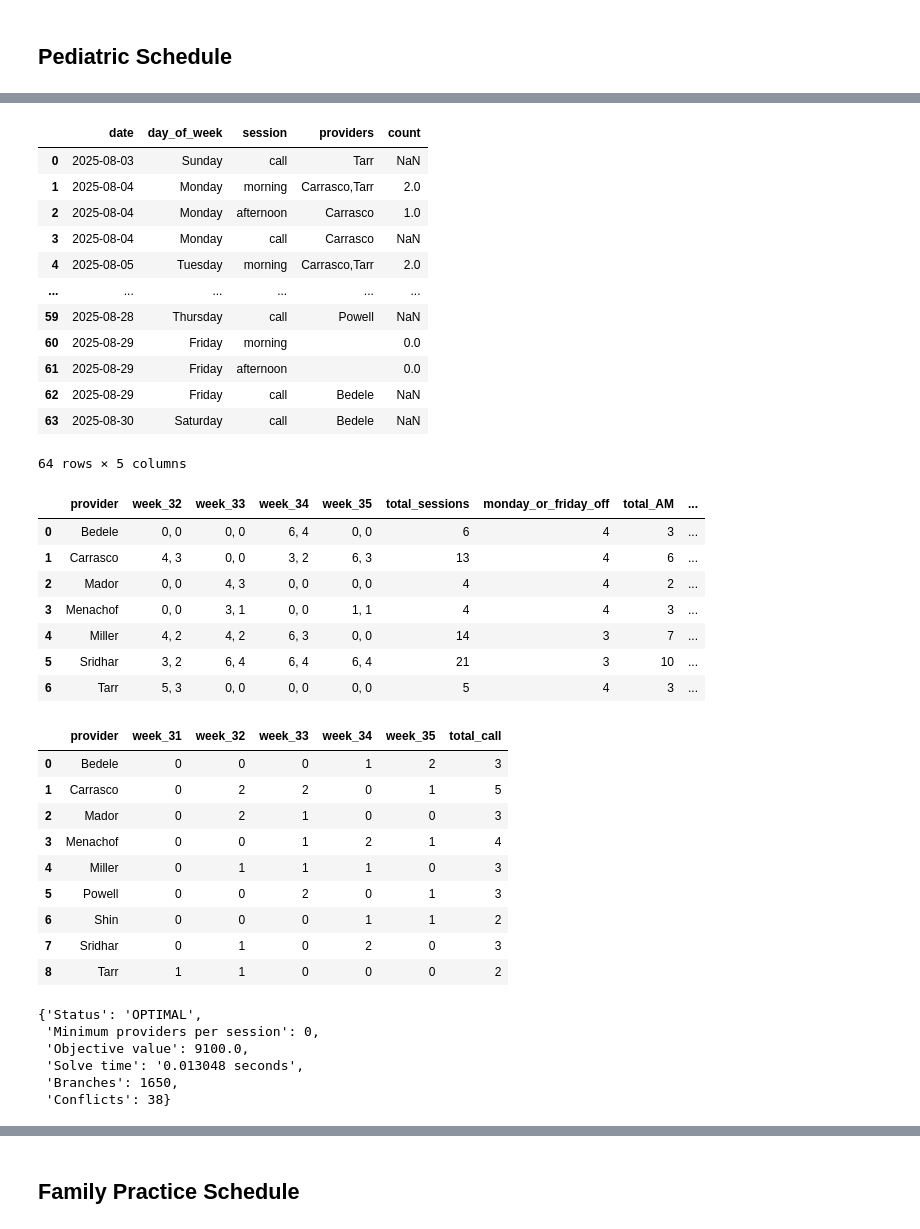
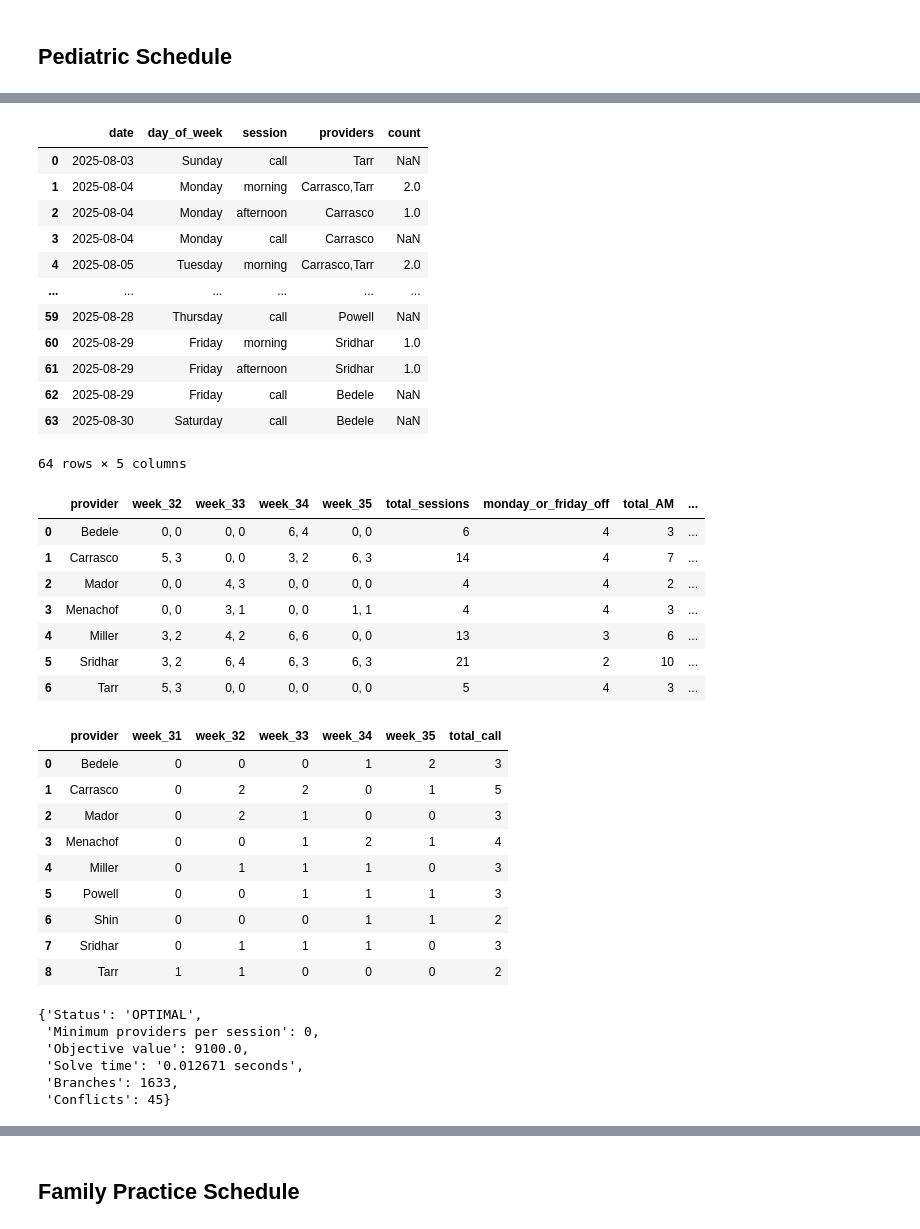
Before and after one commit to xavier-orcutt/chinle-primarycare-scheduler, a Jupyter notebook: notebooks/august_25.ipynb, the cells around one changed output, grey strips where cells are left out. Cells and saved outputs as stored; diff of their text form; code cells hidden in the pictures.

```diff
--- a/notebooks/august_schedule.ipynb
+++ b/notebooks/august_25.ipynb
@@ -112,8 +111,8 @@ Calendar saved to: ../output/august/internal_medicine/calendar.html
 # %%
 schedule_df, provider_summary_df, call_summary_df, solution_status = create_peds_schedule(
     config_path = '../config/pediatrics.yml',
-    leave_requests_path = '../data/leave_requests.csv',
-    inpatient_path = '../data/inpatient.csv',
+    leave_requests_path = '../data/leave_requests_aug_25.csv',
+    inpatient_path = '../data/inpatient_aug_25.csv',
     start_date = date(2025, 8, 3),
     end_date = date(2025, 8, 30),
     min_staffing_search = True,
@@ -139,5 +138,5 @@ schedule_df, provider_summary_df, call_summary_df, solution_status = create_peds
 # %%
-schedule_df.to_csv('../output/august/pediatrics/schedule_df.csv', index = False)
+schedule_df.to_csv('../output/august_25/pediatrics/schedule_df.csv', index = False)
 schedule_df
 # %% [output]
 |  | date | day_of_week | session | providers | count |
@@ -148,25 +147,25 @@ schedule_df
 | 4 | 2025-08-05 | Tuesday | morning | Carrasco,Tarr | 2.0 |
 | ... | ... | ... | ... | ... | ... |
 | 59 | 2025-08-28 | Thursday | call | Powell | NaN |
-| 60 | 2025-08-29 | Friday | morning |  | 0.0 |
-| 61 | 2025-08-29 | Friday | afternoon |  | 0.0 |
+| 60 | 2025-08-29 | Friday | morning | Sridhar | 1.0 |
+| 61 | 2025-08-29 | Friday | afternoon | Sridhar | 1.0 |
 | 62 | 2025-08-29 | Friday | call | Bedele | NaN |
 | 63 | 2025-08-30 | Saturday | call | Bedele | NaN |
 64 rows × 5 columns
 # %%
-provider_summary_df.to_csv('../output/august/pediatrics/provider_summary_df.csv', index = False)
+provider_summary_df.to_csv('../output/august_25/pediatrics/provider_summary_df.csv', index = False)
 provider_summary_df
 # %% [output]
 |  | provider | week_32 | week_33 | week_34 | week_35 | total_sessions | monday_or_friday_off | total_AM | ... |
 | 0 | Bedele | 0, 0 | 0, 0 | 6, 4 | 0, 0 | 6 | 4 | 3 | ... |
-| 1 | Carrasco | 4, 3 | 0, 0 | 3, 2 | 6, 3 | 13 | 4 | 6 | ... |
+| 1 | Carrasco | 5, 3 | 0, 0 | 3, 2 | 6, 3 | 14 | 4 | 7 | ... |
 | 2 | Mador | 0, 0 | 4, 3 | 0, 0 | 0, 0 | 4 | 4 | 2 | ... |
 | 3 | Menachof | 0, 0 | 3, 1 | 0, 0 | 1, 1 | 4 | 4 | 3 | ... |
-| 4 | Miller | 4, 2 | 4, 2 | 6, 3 | 0, 0 | 14 | 3 | 7 | ... |
-| 5 | Sridhar | 3, 2 | 6, 4 | 6, 4 | 6, 4 | 21 | 3 | 10 | ... |
+| 4 | Miller | 3, 2 | 4, 2 | 6, 6 | 0, 0 | 13 | 3 | 6 | ... |
+| 5 | Sridhar | 3, 2 | 6, 4 | 6, 3 | 6, 3 | 21 | 2 | 10 | ... |
 | 6 | Tarr | 5, 3 | 0, 0 | 0, 0 | 0, 0 | 5 | 4 | 3 | ... |
 # %%
-call_summary_df.to_csv('../output/august/pediatrics/call_summary_df.csv', index = False)
+call_summary_df.to_csv('../output/august_25/pediatrics/call_summary_df.csv', index = False)
 call_summary_df
 # %% [output]
 |  | provider | week_31 | week_32 | week_33 | week_34 | week_35 | total_call |
@@ -175,9 +174,9 @@ call_summary_df
 | 2 | Mador | 0 | 2 | 1 | 0 | 0 | 3 |
 | 3 | Menachof | 0 | 0 | 1 | 2 | 1 | 4 |
 | 4 | Miller | 0 | 1 | 1 | 1 | 0 | 3 |
-| 5 | Powell | 0 | 0 | 2 | 0 | 1 | 3 |
+| 5 | Powell | 0 | 0 | 1 | 1 | 1 | 3 |
 | 6 | Shin | 0 | 0 | 0 | 1 | 1 | 2 |
-| 7 | Sridhar | 0 | 1 | 0 | 2 | 0 | 3 |
+| 7 | Sridhar | 0 | 1 | 1 | 1 | 0 | 3 |
 | 8 | Tarr | 1 | 1 | 0 | 0 | 0 | 2 |
 # %%
 solution_status
@@ -185,9 +184,9 @@ solution_status
 {'Status': 'OPTIMAL',
  'Minimum providers per session': 0,
  'Objective value': 9100.0,
- 'Solve time': '0.013048 seconds',
- 'Branches': 1650,
- 'Conflicts': 38}
+ 'Solve time': '0.012671 seconds',
+ 'Branches': 1633,
+ 'Conflicts': 45}
 # %%
 create_html_calendar(schedule_df = schedule_df,
                      config_path = '../config/pediatrics.yml',
```
Also changed, not shown: parts of 13 cells of this notebook, 13 other files.
